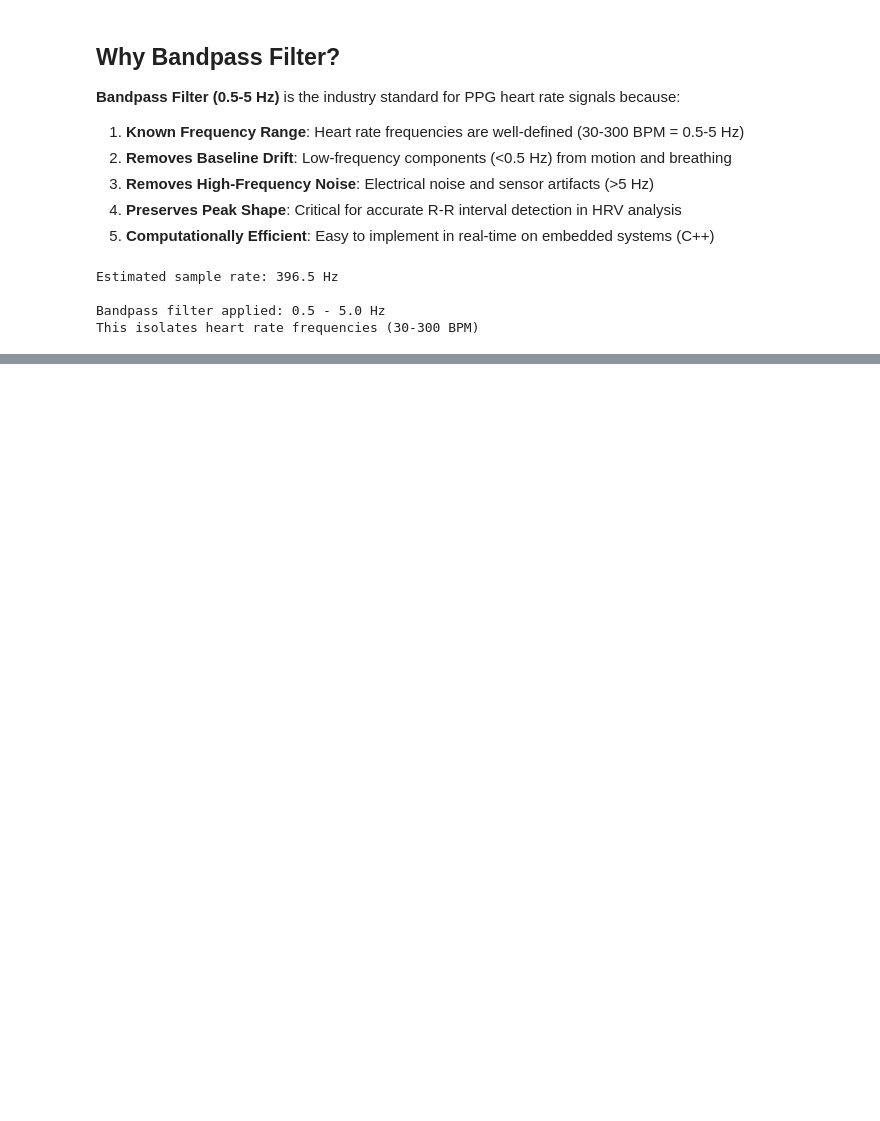
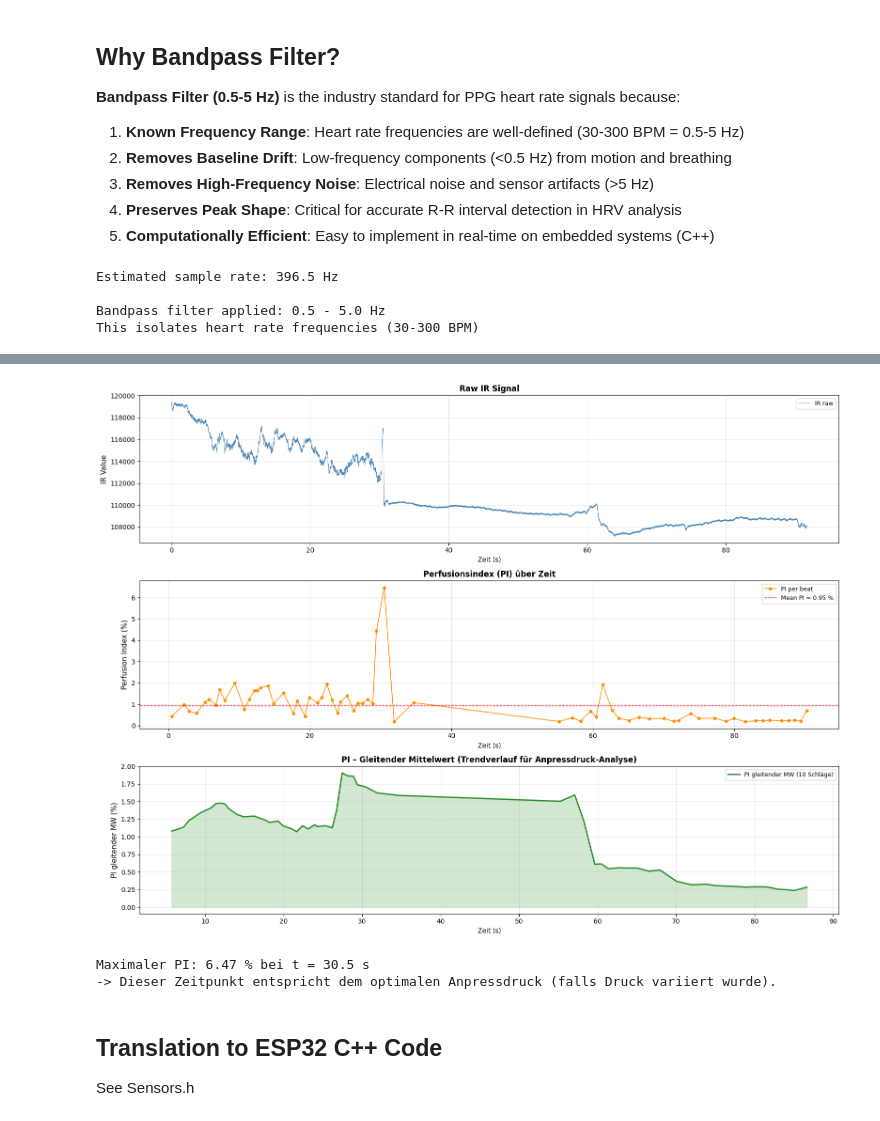
Before and after one commit to tomgelhorn/trakkwatch, a Jupyter notebook: working_code/hrv/hrv_analysis.ipynb, the cells around one changed output, grey strips where cells are left out. Cells and saved outputs as stored; diff of their text form; code cells hidden in the pictures; blank space fills up the shorter version.

```diff
--- a/working_code/hrv/hrv_analysis.ipynb
+++ b/working_code/hrv/hrv_analysis.ipynb
@@ -273,0 +335,52 @@ See Sensors.h
+# %%
+# --- PI Visualisation ---
+fig, axes = plt.subplots(3, 1, figsize=(16, 12))
+
+# 1) Raw IR signal
+axes[0].plot(df['timestamp_ms'] / 1000, df['ir_value'],
+             linewidth=0.5, color='steelblue', label='IR raw')
+axes[0].set_ylabel('IR Value', fontsize=11)
+axes[0].set_title('Raw IR Signal', fontsize=12, fontweight='bold')
+axes[0].grid(True, alpha=0.3)
+axes[0].legend(fontsize=9)
+
+# 2) PI per beat
+axes[1].plot(pi_timestamps, pi_values,
+             marker='o', markersize=4, linewidth=1.2, color='darkorange', label='PI per beat')
+axes[1].axhline(np.mean(pi_values), color='red', linestyle='--', linewidth=1, label=f'Mean PI = {np.mean(pi_values):.2f} %')
+axes[1].set_ylabel('Perfusion Index (%)', fontsize=11)
+axes[1].set_title('Perfusionsindex (PI) über Zeit', fontsize=12, fontweight='bold')
+axes[1].legend(fontsize=9)
+axes[1].grid(True, alpha=0.3)
+
+# 3) Rolling mean of PI (window = 10 beats) – smoothed trend
+if len(pi_values) >= 5:
+    window_beats = min(10, len(pi_values) // 2)
+    pi_rolling = pd.Series(pi_values).rolling(window=window_beats, center=True).mean().values
+    axes[2].plot(pi_timestamps, pi_rolling,
+                 linewidth=2, color='forestgreen', label=f'PI gleitender MW ({window_beats} Schläge)')
+    axes[2].fill_between(pi_timestamps, pi_rolling, alpha=0.2, color='forestgreen')
+    axes[2].set_ylabel('PI gleitender MW (%)', fontsize=11)
+    axes[2].set_title('PI – Gleitender Mittelwert (Trendverlauf für Anpressdruck-Analyse)',
+                      fontsize=12, fontweight='bold')
+    axes[2].legend(fontsize=9)
+    axes[2].grid(True, alpha=0.3)
+
+for ax in axes:
+    ax.set_xlabel('Zeit (s)', fontsize=10)
+
+plt.tight_layout()
+plt.show()
+
+# Mark the beat with maximum PI
+best_idx = np.argmax(pi_values)
+print(f"\nMaximaler PI: {pi_values[best_idx]:.2f} % bei t = {pi_timestamps[best_idx]:.1f} s")
+print("-> Dieser Zeitpunkt entspricht dem optimalen Anpressdruck (falls Druck variiert wurde).")
+# %% [output]
+[figure, added]
+Maximaler PI: 6.47 % bei t = 30.5 s
+-> Dieser Zeitpunkt entspricht dem optimalen Anpressdruck (falls Druck variiert wurde).
+# %% [markdown]
+## Translation to ESP32 C++ Code
+
+See Sensors.h
```
Also changed, not shown: parts of 9 cells of this notebook, 2 other files.
